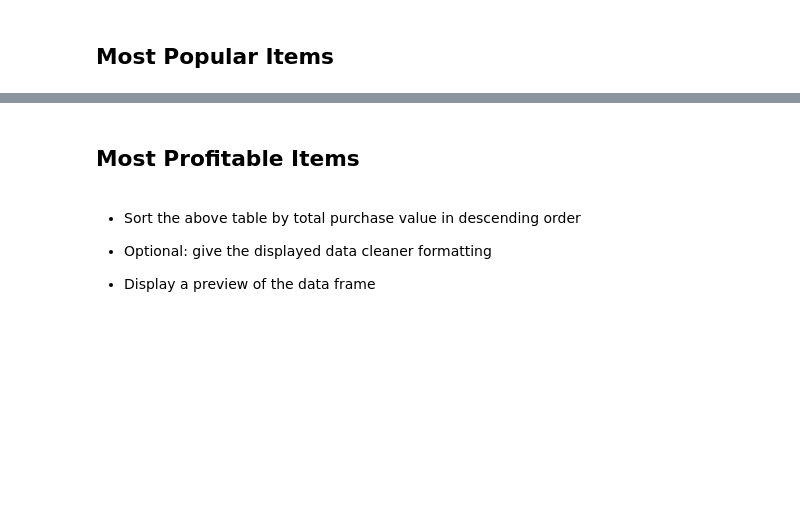
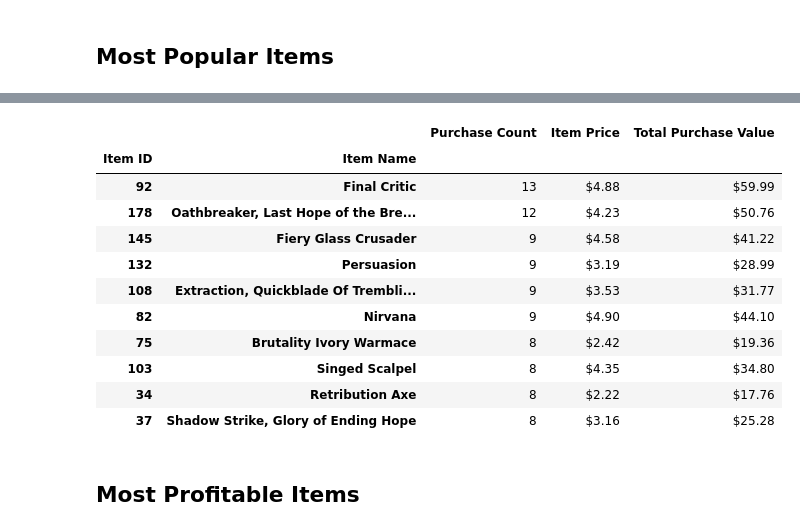
Before and after one commit to chiron-chiron/pandas-challenge, a Jupyter notebook: HeroesOfPymoli/HeroesOfPymoli.ipynb, the cells around one changed output, grey strips where cells are left out. Saved outputs shown, nothing was run; the diff lists cells and outputs as text; code cells hidden in the pictures; blank space fills up the shorter version.

```diff
--- a/HeroesOfPymoli/HeroesOfPymoli.ipynb
+++ b/HeroesOfPymoli/HeroesOfPymoli.ipynb
@@ -497,10 +282,50 @@ df12
+# %%
+# Create new DF with required columns/fields
+mostpop_df = purchase_data_df[["Item ID", "Item Name", "Price"]]
+
+# Groupby Item ID and Item Name, and count on item id, returning number of times item sold
+mostpop_df_idname_count = mostpop_df.groupby(["Item ID", "Item Name"])["Item ID"].count().to_frame()
+mostpop_df_idname_count_rn = mostpop_df_idname_count.rename(columns={"Item ID": "Purchase Count"})
+
+
+# Groupby Item ID and Item Name, and median on price, which will return the unit price of the item.
+mostpop_df_idname_price = mostpop_df.groupby(["Item ID", "Item Name"])["Price"].median().to_frame()
+mostpop_df_idname_price_rn = mostpop_df_idname_price.rename(columns={"Price": "Item Price"})
+
+
+# Groupby Item ID and Item Name, and sum on price, which will return total purchase value of this item sold.
+mostpop_df_idname_value = mostpop_df.groupby(["Item ID", "Item Name"])["Price"].sum().to_frame()
+mostpop_df_idname_value_rn = mostpop_df_idname_value.rename(columns={"Price": "Total Purchase Value"})
+
+
+# Merge
+mostpop_merge12 = pd.merge(mostpop_df_idname_count_rn, mostpop_df_idname_price_rn, on=['Item ID','Item Name'])
+mostpop_merge123 = pd.merge(mostpop_merge12, mostpop_df_idname_value_rn, on=['Item ID','Item Name'])
+
+
+# Sort DF descending on purchase count, to find popular.
+# Need to sort before formatting, b/c when convert to $59, that becomes a string, not float
+mostpop_merge123_sorted_pop = mostpop_merge123.sort_values("Purchase Count", ascending = False)
+
+
+# Format
+mostpop_merge123_sorted_pop["Item Price"] = mostpop_merge123_sorted_pop["Item Price"].map("${:,.2f}".format)
+mostpop_merge123_sorted_pop["Total Purchase Value"] = mostpop_merge123_sorted_pop["Total Purchase Value"].map("${:,.2f}".format)
+
+
+mostpop_merge123_sorted_pop.head(10)
+# %% [output]
+|  |  | Purchase Count | Item Price | Total Purchase Value |
+| Item ID | Item Name |  |  |  |
+| 92 | Final Critic | 13 | $4.88 | $59.99 |
+| 178 | Oathbreaker, Last Hope of the Bre... | 12 | $4.23 | $50.76 |
+| 145 | Fiery Glass Crusader | 9 | $4.58 | $41.22 |
+| 132 | Persuasion | 9 | $3.19 | $28.99 |
+| 108 | Extraction, Quickblade Of Trembli... | 9 | $3.53 | $31.77 |
+| 82 | Nirvana | 9 | $4.90 | $44.10 |
+| 75 | Brutality Ivory Warmace | 8 | $2.42 | $19.36 |
+| 103 | Singed Scalpel | 8 | $4.35 | $34.80 |
+| 34 | Retribution Axe | 8 | $2.22 | $17.76 |
+| 37 | Shadow Strike, Glory of Ending Hope | 8 | $3.16 | $25.28 |
 # %% [markdown]
 ## Most Profitable Items
-# %% [markdown]
-* Sort the above table by total purchase value in descending order
-
-
-* Optional: give the displayed data cleaner formatting
-
-
-* Display a preview of the data frame
```
Also changed, not shown: parts of 19 cells of this notebook.
